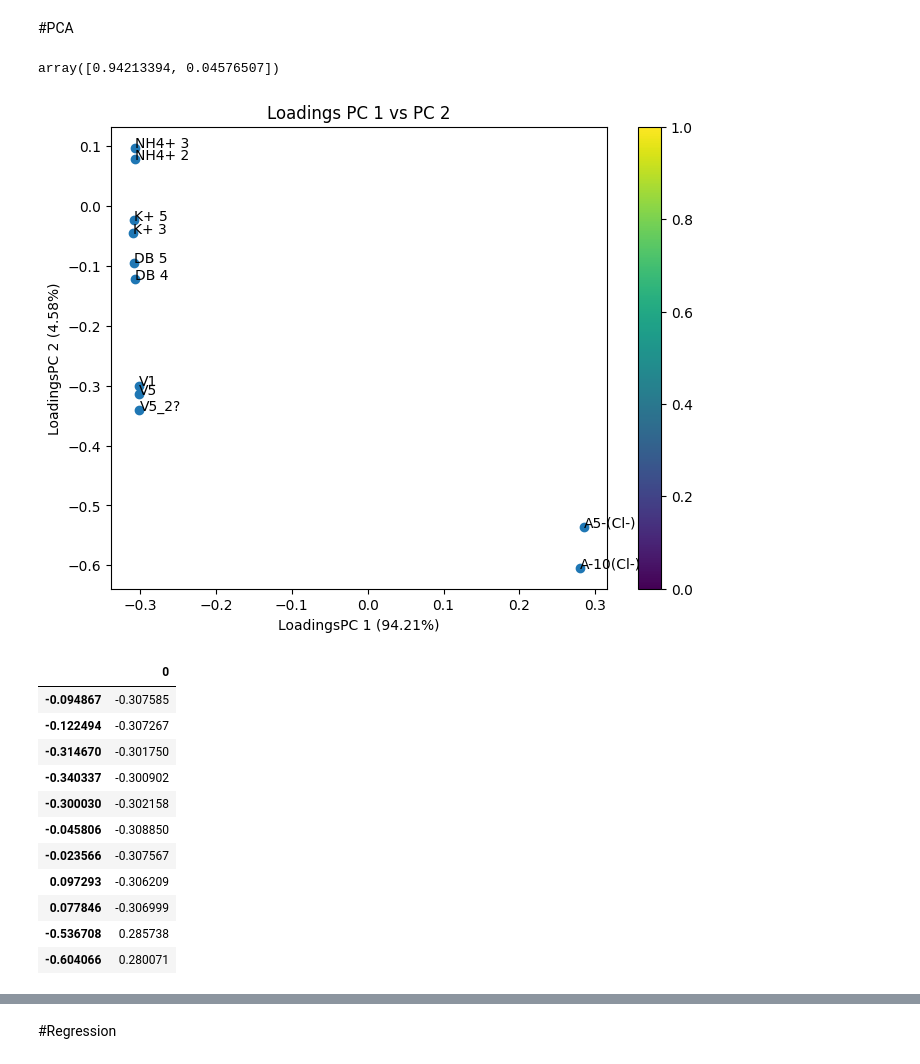
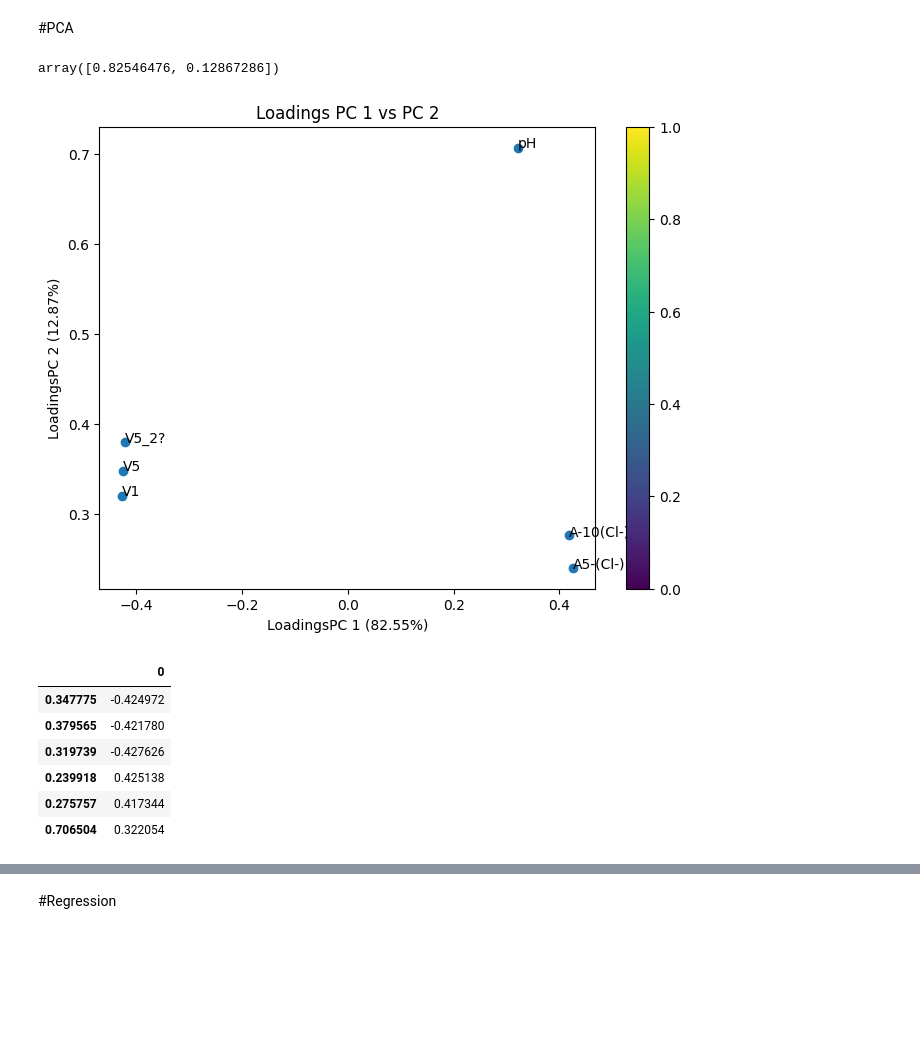
Before and after one commit to wiemila/ML_ISE-strzykawki, a Jupyter notebook: Cond_corr.ipynb, the cells around one changed output, grey strips where cells are left out. Drawn from its saved outputs; the diff is of its cells as text; code cells hidden in the pictures; blank space fills up the shorter version.

```diff
--- a/Cond_corr.ipynb
+++ b/Cond_corr.ipynb
@@ -48,6 +48,7 @@ X_PCA_bezValipH= data[['DB 5', 'DB 4 ', 'K+ 3', 'K+ 5','NH4+ 3', 'NH4+ 2', 'A5-(
 X_PCA_Val_NH4= data[['V5', 'V5_2?', 'V1','NH4+ 3', 'NH4+ 2']].values
 X_PCA_Val_An= data[['V5', 'V5_2?', 'V1', 'A5-(Cl-)', 'A-10(Cl-)']].values
 X_PCA_soloVal= data[['V5', 'V5_2?', 'V1']].values
+X_PCA_Val_An_pH= data[['V5', 'V5_2?', 'V1', 'A5-(Cl-)', 'A-10(Cl-)', 'pH']].values
 # %%
 from sklearn import preprocessing
 from sklearn.preprocessing import StandardScaler;
@@ -68,44 +69,42 @@ X_PCA_Val_An_scaled = scaler.transform(X_PCA_Val_An)
 
 scaler = preprocessing.StandardScaler().fit(X_PCA_soloVal)
 X_PCA_soloVal_scaled = scaler.transform(X_PCA_soloVal)
+
+scaler = preprocessing.StandardScaler().fit(X_PCA_Val_An_pH)
+X_PCA_Val_An_pH_scaled = scaler.transform(X_PCA_Val_An_pH)
 # %% [markdown]
 #PCA
 # %%
 pca = PCA(n_components=2)
-pca.fit(X_PCA_bezpH_scaled)
-x_pca = pca.transform(X_PCA_bezpH_scaled)
+pca.fit(X_PCA_Val_An_pH_scaled)
+x_pca = pca.transform(X_PCA_Val_An_pH_scaled)
 # %%
 pca.explained_variance_ratio_
 # %% [output]
-array([0.94213394, 0.04576507])
+array([0.82546476, 0.12867286])
 # %%
-name = data[['DB 5', 'DB 4 ', 'V5', 'V5_2?', 'V1', 'K+ 3', 'K+ 5','NH4+ 3', 'NH4+ 2', 'A5-(Cl-)', 'A-10(Cl-)']]
+name = data[['V5', 'V5_2?', 'V1', 'A5-(Cl-)', 'A-10(Cl-)', 'pH']]
 plt.figure(figsize=(8,6))
 plt.scatter(pca.components_[0,:],pca.components_[1,:],cmap='Set1')
 plt.title('Loadings PC 1 vs PC 2')
 plt.xlabel('LoadingsPC 1 (%.2f%%)' % (pca.explained_variance_ratio_[0]*100))
 plt.ylabel('LoadingsPC 2 (%.2f%%)' % (pca.explained_variance_ratio_[1]*100))
 for i, txt in enumerate(name):
     plt.annotate(txt, (pca.components_[0,:][i],pca.components_[1,:][i]))
 plt.colorbar();
 # %% [output]
-[figure, old version]
+[figure, new version]
 # %%
 dfloadings = pd.DataFrame (pca.components_[0,:],pca.components_[1,:])
 dfloadings
 # %% [output]
 |  | 0 |
-| -0.094867 | -0.307585 |
-| -0.122494 | -0.307267 |
-| -0.314670 | -0.301750 |
-| -0.340337 | -0.300902 |
-| -0.300030 | -0.302158 |
-| -0.045806 | -0.308850 |
-| -0.023566 | -0.307567 |
-| 0.097293 | -0.306209 |
-| 0.077846 | -0.306999 |
-| -0.536708 | 0.285738 |
-| -0.604066 | 0.280071 |
+| 0.347775 | -0.424972 |
+| 0.379565 | -0.421780 |
+| 0.319739 | -0.427626 |
+| 0.239918 | 0.425138 |
+| 0.275757 | 0.417344 |
+| 0.706504 | 0.322054 |
 # %%
 plt.figure(figsize=(8,6))
 cmap = plt.get_cmap('Set1',7)
```
Also changed, not shown: parts of 10 cells of this notebook.
